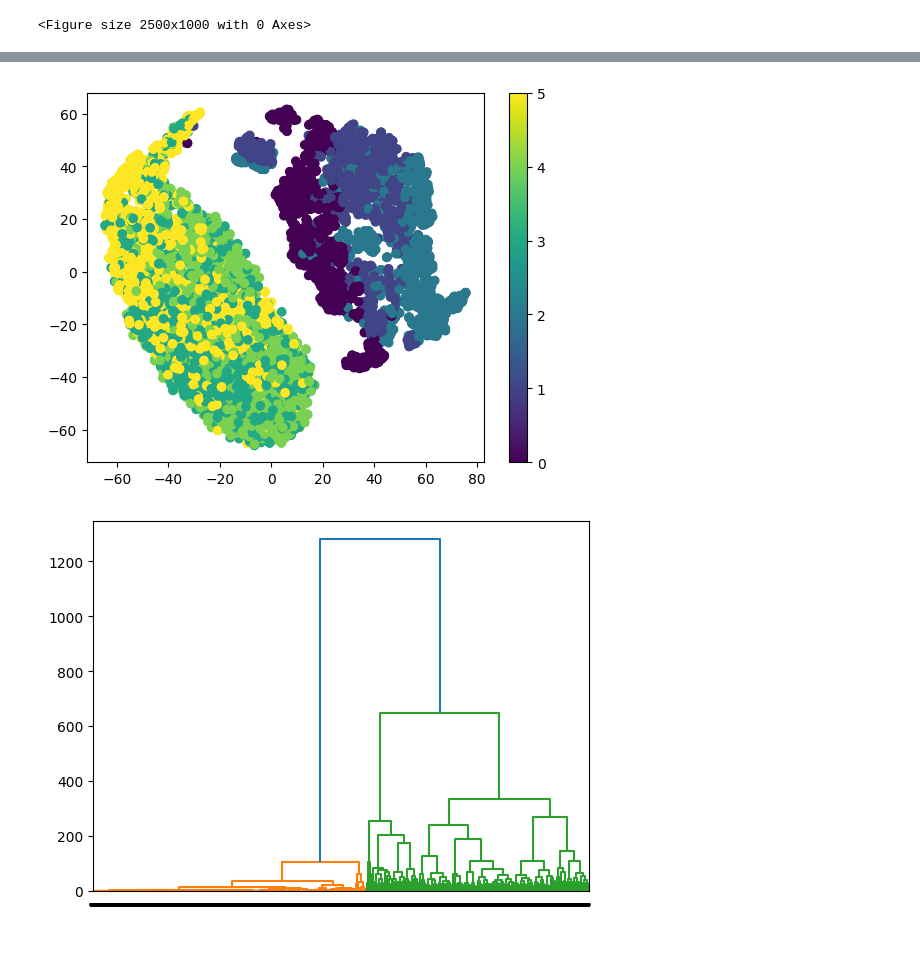
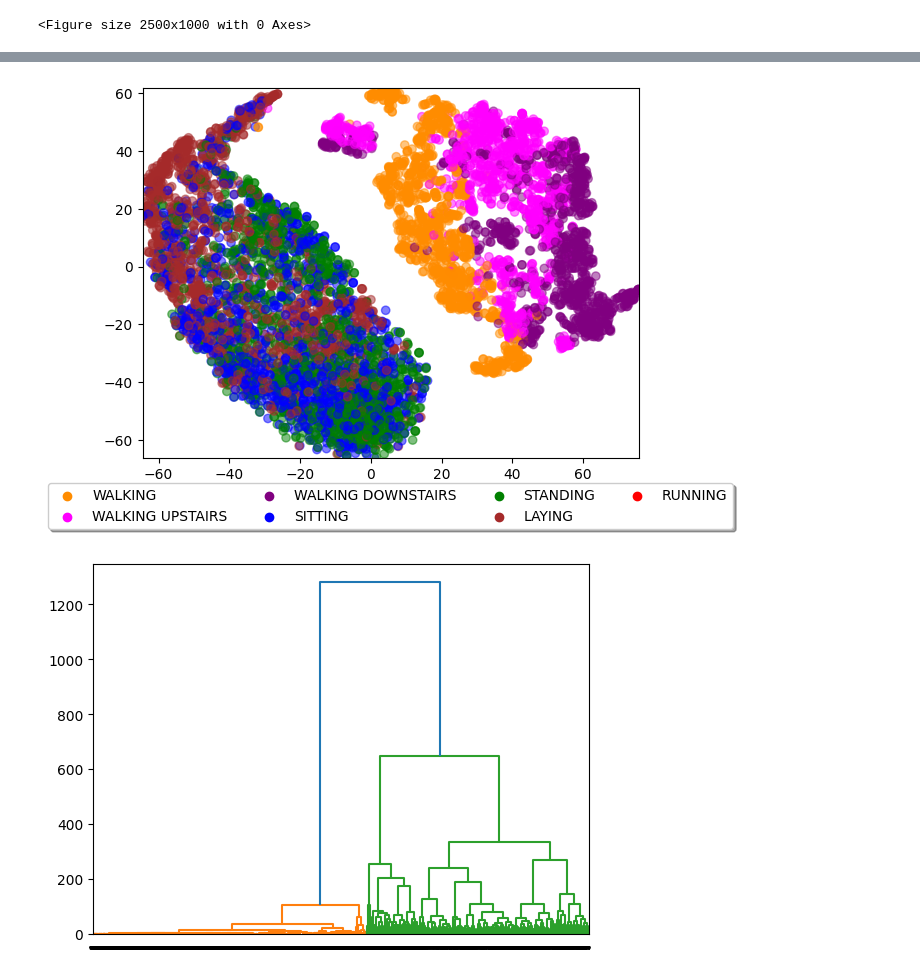
Before and after one commit to salocinrevenge/EpisodeTracker, a Jupyter notebook: code/hierAR.ipynb, the cells around one changed output, grey strips where cells are left out. Drawn from its saved outputs; the diff is of its cells as text; code cells hidden in the pictures; blank space fills up the shorter version.

```diff
--- a/code/hierAR.ipynb
+++ b/code/hierAR.ipynb
@@ -36,15 +77,12 @@ plt.show()
 # %%
 from scipy.fftpack import fft
-import numpy as np
 
 X_freq = np.abs(fft(X))
 X_freq = X_freq[:,1:X.shape[1]//2]
 X_embedded_freq = TSNE(n_components=2).fit_transform(X_freq)
-plt.scatter(X_embedded_freq[:,0], X_embedded_freq[:,1], c=train.Y)
-plt.colorbar()
-plt.show()
+plotar_completo(X_embedded_freq, train.Y)
 # %% [output]
-[figure, old version]
+[figure, new version]
 # %%
 Z_freq = linkage(X_freq, 'ward')
 # %%
```
Also changed, not shown: parts of 8 cells of this notebook.
